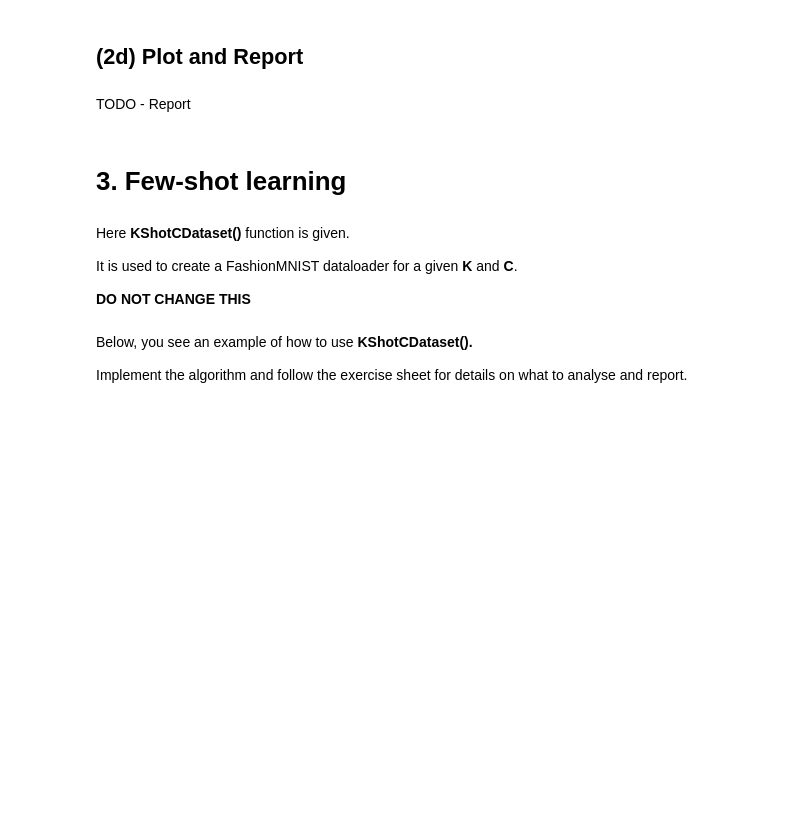
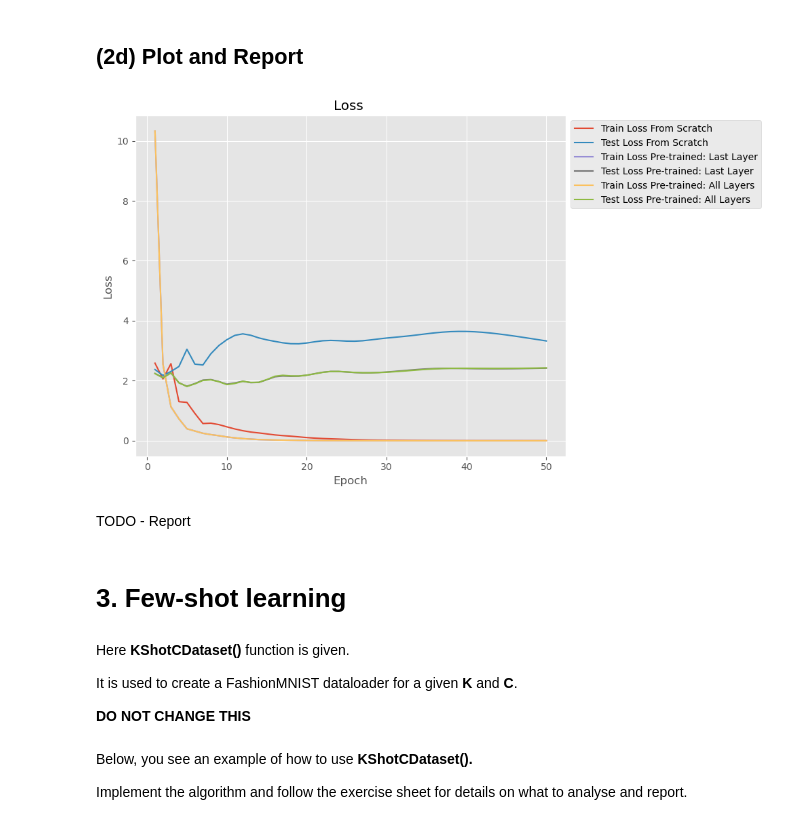
Before and after one commit to macpalor/NNDL-2025, a Jupyter notebook: ex3/exercise_3_template.ipynb, the cells around one changed output. Saved outputs shown, nothing was run; the diff lists cells and outputs as text; code cells hidden in the pictures; blank space fills up the shorter version.

```diff
--- a/ex3/exercise_3_template.ipynb
+++ b/ex3/exercise_3_template.ipynb
@@ -445,8 +399,12 @@ Once you have this function, you can simply run the following cells to try out t
 def train_model(model, train_loader, test_loader, optimizer, criterion, epochs, freeze_layers):
 
     if freeze_layers:
+        for param in model.parameters():
+            param.requires_grad = False
+        num_ftrs = model.fc1.in_features
+        num_output = model.fc1.out_features
+        model.fc1 = nn.Linear(num_ftrs, num_output)
 
-        # TODO - Implement what happens when you fix weights of all other layers and train only the last layer.
 
     train_losses = []
     test_losses = []
@@ -458,8 +416,14 @@ def train_model(model, train_loader, test_loader, optimizer, criterion, epochs,
         model.train()
         total_loss, correct, total = 0, 0, 0
         for images, labels in train_loader:
+            images = images.to(device)
+            labels = labels.to(device)
 
-            # TODO - Implement the missing parts of the training loop
+            optimizer.zero_grad()
+            outputs = model(images)
+            loss = criterion(outputs, labels)
+            loss.backward()
+            optimizer.step()
 
             total_loss += loss.item() * images.size(0)
             _, predicted = torch.max(outputs, 1)
@@ -473,6 +437,9 @@ def train_model(model, train_loader, test_loader, optimizer, criterion, epochs,
         test_loss_total, correct, total = 0, 0, 0
         with torch.no_grad():
             for images, labels in test_loader:
+                images = images.to(device)
+                labels = labels.to(device)
+
                 outputs = model(images)
                 loss = criterion(outputs, labels)
                 test_loss_total += loss.item() * images.size(0)
@@ -492,10 +459,10 @@ def train_model(model, train_loader, test_loader, optimizer, criterion, epochs,
 
 Create a new CNNModel and train from scratch.
 # %%
-model1 = CNNModel()
+model1 = CNNModel().to(device)
 criterion = nn.CrossEntropyLoss()
 optimizer1 = torch.optim.Adam(model1.parameters(), lr=0.01)
-epochs = # TODO
+epochs = 50
 freeze_layers = False
 train_loss1, test_loss1, train_acc1, test_acc1 = train_model(model1, train_loader, test_loader, optimizer1,
                                                              criterion, epochs=epochs, freeze_layers=freeze_layers)
@@ -518,10 +505,10 @@ Create a new CNNModel, load pre-trained weights, fix the weights of all other la
 Remember to implement what happens when **freeze_layers = True** in the given **train_model()** function.
 # %%
 # Transfer Learning: Freeze all but last layer
-model2 = CNNModel()
+model2 = CNNModel().to(device)
 model2.load_state_dict(torch.load("pretrained_MNIST_model.pt"))
 optimizer2 = torch.optim.Adam(model2.parameters(), lr=0.01)
-epochs = # TODO
+epochs = 50
 freeze_layers = True
 train_loss2, test_loss2, train_acc2, test_acc2 = train_model(model2, train_loader, test_loader, optimizer2,
                                                              criterion, epochs=epochs, freeze_layers=freeze_layers)
@@ -541,10 +548,10 @@ plt.show()
 
 Create a new CNNModel, load pre-trained weights and fine-tune all weights.
 # %%
-model3 = CNNModel()
+model3 = CNNModel().to(device)
 model3.load_state_dict(torch.load("pretrained_MNIST_model.pt"))
 optimizer3 = torch.optim.Adam(model3.parameters(), lr=0.01)
-epochs = # TODO
+epochs = 50
 freeze_layers = False
 train_loss3, test_loss3, train_acc3, test_acc3 = train_model(model3, train_loader, test_loader, optimizer3,
                                                              criterion, epochs=epochs, freeze_layers=freeze_layers)
@@ -562,7 +589,21 @@ plt.show()
 # %% [markdown]
 ## (2d) Plot and Report
 # %%
-# TODO - Plot
+epoch_range = range(1, epochs + 1)
+plt.figure(figsize=(10, 6))
+for train, test, label in zip([train_loss1, train_loss2, train_loss3],
+                       [test_loss1, test_loss2, test_loss3],
+                       ["From Scratch", "Pre-trained: Last Layer", "Pre-trained: All Layers"]):
+    plt.plot(epoch_range, train, label=f"Train Loss {label}")
+    plt.plot(epoch_range, test, label=f"Test Loss {label}")
+plt.xlabel("Epoch")
+plt.ylabel("Loss")
+plt.title("Loss ")
+plt.legend(loc="upper left", bbox_to_anchor=(1,1))
+plt.tight_layout()
+plt.show()
+# %% [output]
+[figure, added]
 # %% [markdown]
 TODO - Report
 # %% [markdown]
```
Also changed, not shown: parts of 16 cells of this notebook.
